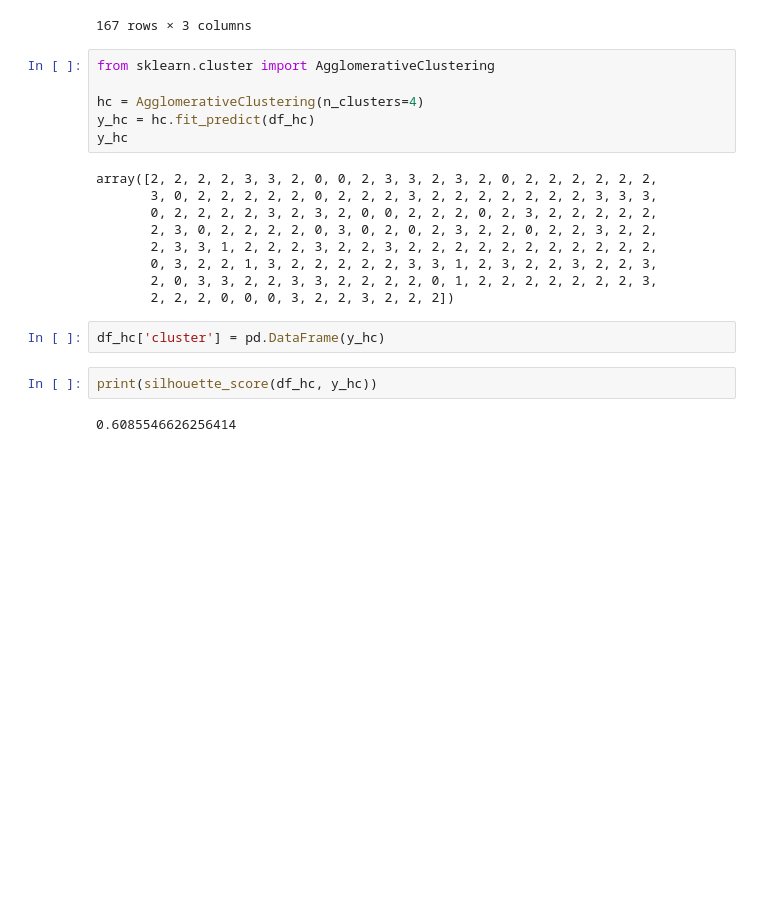
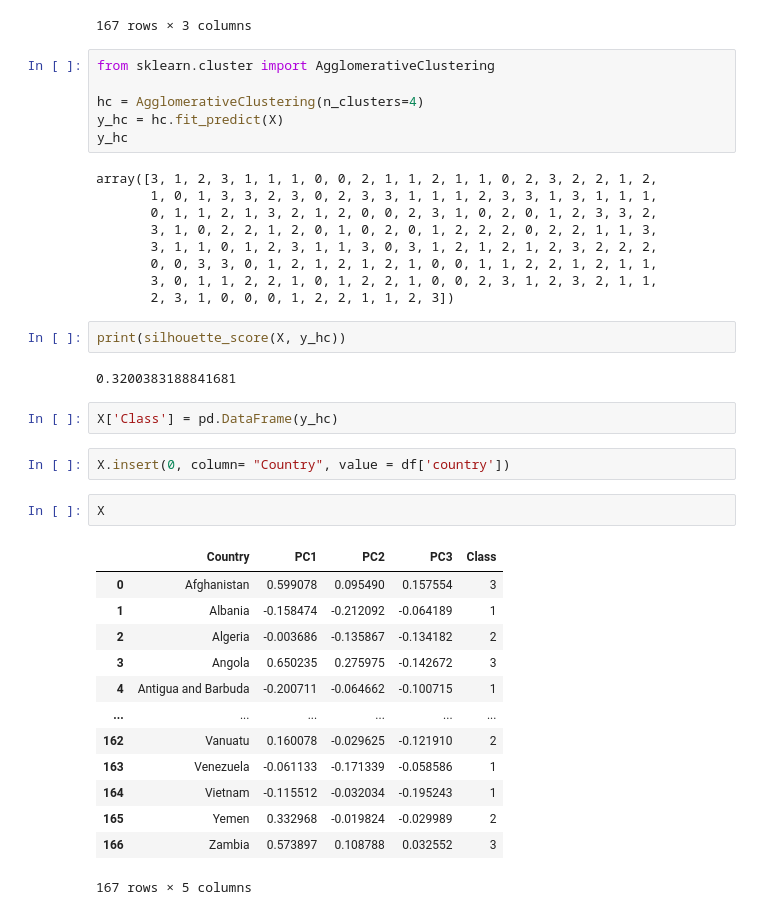
Before and after one commit to mehmetsukrukavak/Homeworks, a Jupyter notebook: Bölüm 66 - Homework.ipynb, the cells around one changed output. Drawn from its saved outputs; the diff is of its cells as text; blank space fills up the shorter version.

Commit message:
Hierarchical Cluster fixing

```diff
--- a/Bölüm 66 - Homework.ipynb
+++ b/Bölüm 66 - Homework.ipynb
@@ -328,20 +328,38 @@ X
 from sklearn.cluster import AgglomerativeClustering
 
 hc = AgglomerativeClustering(n_clusters=4)
-y_hc = hc.fit_predict(df_hc)
+y_hc = hc.fit_predict(X)
 y_hc
 # %% [output]
-array([2, 2, 2, 2, 3, 3, 2, 0, 0, 2, 3, 3, 2, 3, 2, 0, 2, 2, 2, 2, 2, 2,
-       3, 0, 2, 2, 2, 2, 2, 0, 2, 2, 2, 3, 2, 2, 2, 2, 2, 2, 2, 3, 3, 3,
-       0, 2, 2, 2, 2, 3, 2, 3, 2, 0, 0, 2, 2, 2, 0, 2, 3, 2, 2, 2, 2, 2,
-       2, 3, 0, 2, 2, 2, 2, 0, 3, 0, 2, 0, 2, 3, 2, 2, 0, 2, 2, 3, 2, 2,
-       2, 3, 3, 1, 2, 2, 2, 3, 2, 2, 3, 2, 2, 2, 2, 2, 2, 2, 2, 2, 2, 2,
-       0, 3, 2, 2, 1, 3, 2, 2, 2, 2, 2, 3, 3, 1, 2, 3, 2, 2, 3, 2, 2, 3,
-       2, 0, 3, 3, 2, 2, 3, 3, 2, 2, 2, 2, 0, 1, 2, 2, 2, 2, 2, 2, 2, 3,
-       2, 2, 2, 0, 0, 0, 3, 2, 2, 3, 2, 2, 2])
+array([3, 1, 2, 3, 1, 1, 1, 0, 0, 2, 1, 1, 2, 1, 1, 0, 2, 3, 2, 2, 1, 2,
+       1, 0, 1, 3, 3, 2, 3, 0, 2, 3, 3, 1, 1, 1, 2, 3, 3, 1, 3, 1, 1, 1,
+       0, 1, 1, 2, 1, 3, 2, 1, 2, 0, 0, 2, 3, 1, 0, 2, 0, 1, 2, 3, 3, 2,
+       3, 1, 0, 2, 2, 1, 2, 0, 1, 0, 2, 0, 1, 2, 2, 2, 0, 2, 2, 1, 1, 3,
+       3, 1, 1, 0, 1, 2, 3, 1, 1, 3, 0, 3, 1, 2, 1, 2, 1, 2, 3, 2, 2, 2,
+       0, 0, 3, 3, 0, 1, 2, 1, 2, 1, 2, 1, 0, 0, 1, 1, 2, 2, 1, 2, 1, 1,
+       3, 0, 1, 1, 2, 2, 1, 0, 1, 2, 2, 1, 0, 0, 2, 3, 1, 2, 3, 2, 1, 1,
+       2, 3, 1, 0, 0, 0, 1, 2, 2, 1, 1, 2, 3])
+# %%
+print(silhouette_score(X, y_hc))
+# %% [output]
+0.3200383188841681
 # %%
-df_hc['cluster'] = pd.DataFrame(y_hc)
+X['Class'] = pd.DataFrame(y_hc)
 # %%
-print(silhouette_score(df_hc, y_hc))
+X.insert(0, column= "Country", value = df['country'])
-# %% [output]
-0.6085546626256414
+# %%
+X
+# %% [output]
+|  | Country | PC1 | PC2 | PC3 | Class |
+| 0 | Afghanistan | 0.599078 | 0.095490 | 0.157554 | 3 |
+| 1 | Albania | -0.158474 | -0.212092 | -0.064189 | 1 |
+| 2 | Algeria | -0.003686 | -0.135867 | -0.134182 | 2 |
+| 3 | Angola | 0.650235 | 0.275975 | -0.142672 | 3 |
+| 4 | Antigua and Barbuda | -0.200711 | -0.064662 | -0.100715 | 1 |
+| ... | ... | ... | ... | ... | ... |
+| 162 | Vanuatu | 0.160078 | -0.029625 | -0.121910 | 2 |
+| 163 | Venezuela | -0.061133 | -0.171339 | -0.058586 | 1 |
+| 164 | Vietnam | -0.115512 | -0.032034 | -0.195243 | 1 |
+| 165 | Yemen | 0.332968 | -0.019824 | -0.029989 | 2 |
+| 166 | Zambia | 0.573897 | 0.108788 | 0.032552 | 3 |
+167 rows × 5 columns
```
Also changed, not shown: parts of 2 cells of this notebook.
